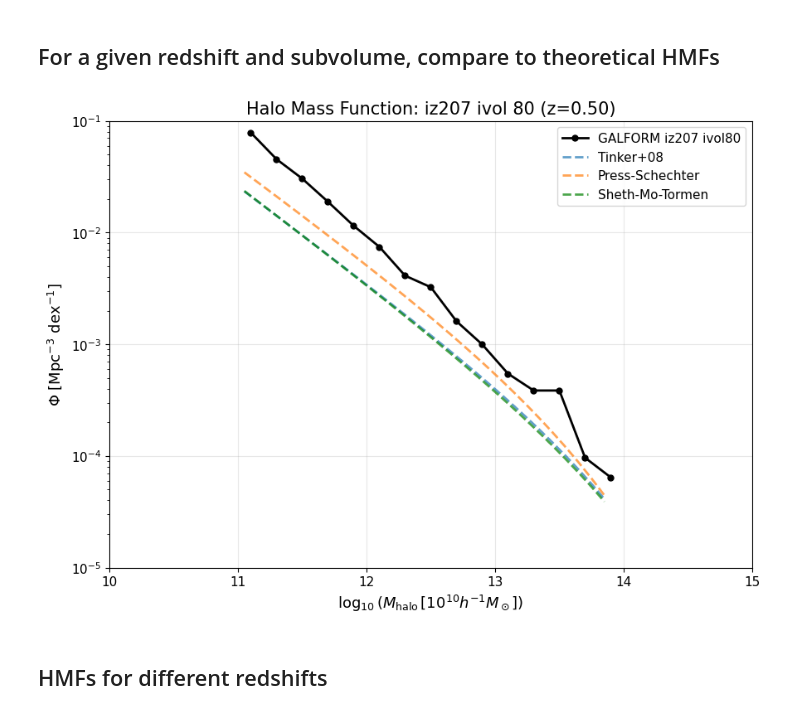
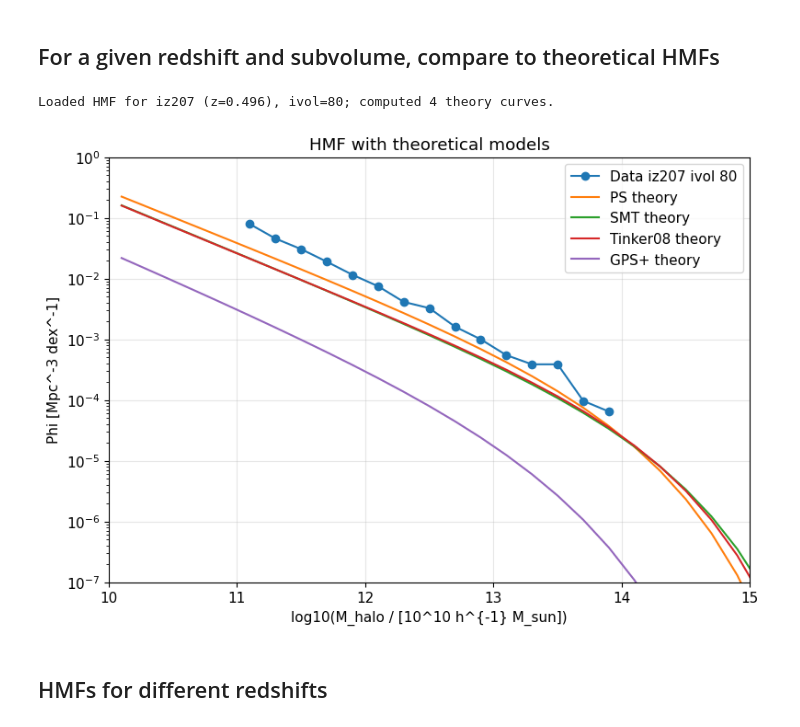
Before and after one commit to OscarHickman/galform_analysis, a Jupyter notebook: examples/mass_functions/hmf.ipynb, the cells around one changed output. Drawn from its saved outputs; the diff is of its cells as text; code cells hidden in the pictures.

```diff
--- a/examples/mass_functions/hmf.ipynb
+++ b/examples/mass_functions/hmf.ipynb
@@ -41,17 +57,45 @@ fig, ax = plot_single_hmf_given_redshift_and_subvolume(
 example_snapshot = 'iz207'
 example_ivol = 80
 
-fig, ax = plot_hmf_with_theory(
-    base_dir,
-    example_snapshot,
+hmf_data = hmf_given_redshift_and_subvolume(
+    base_dir / example_snapshot,
     example_ivol,
     halo_mass_lower_limit=halo_mass_lower_limit,
-    xlim=(10, 15),
-    ylim=(1e-5, 1e-1),
-    theory_bins = np.arange(11.0, 14.0, 0.1)
 )
+
+theory_bins = DEFAULT_HALO_MASS_BINS
+theory_models = None
+
+theory_models = compute_theoretical_hmfs(
+        z=hmf_data['z'],
+        bins=theory_bins,
+        use_mvir=True,
+        include_ps_plus=True,
+)
+print(f"Loaded HMF for {hmf_data['iz']} (z={hmf_data['z']:.3f}), ivol={hmf_data['ivol']};",
+      f"computed {len(theory_models)} theory curves.",)
 # %% [output]
-[figure, removed]
+Loaded HMF for iz207 (z=0.496), ivol=80; computed 4 theory curves.
+# %%
+centers = hmf_data['centers']
+phi = hmf_data['phi']
+valid = np.isfinite(phi) & (phi > 0)
+
+fig, ax = plt.subplots(figsize=(9, 6))
+ax.set_yscale('log')
+ax.plot(centers[valid], phi[valid], 'o-', label=f"Data {hmf_data['iz']} ivol {hmf_data['ivol']}")
+for name, model_phi in theory_models.items():
+    ax.plot(centers, model_phi, label=f"{name} theory")
+ax.set_xlim(10, 15)
+ax.set_ylim(1e-7, 1e0)
+ax.set_xlabel("log10(M_halo / [10^10 h^{-1} M_sun])")
+ax.set_ylabel("Phi [Mpc^-3 dex^-1]")
+ax.set_title("HMF with theoretical models")
+ax.legend()
+ax.grid(True, alpha=0.3)
+plt.show()
+# %% [output]
+[figure, added]
 # %% [markdown]
 ## HMFs for different redshifts
 # %%
```
Also changed, not shown: parts of 7 cells of this notebook, 4 other files.
